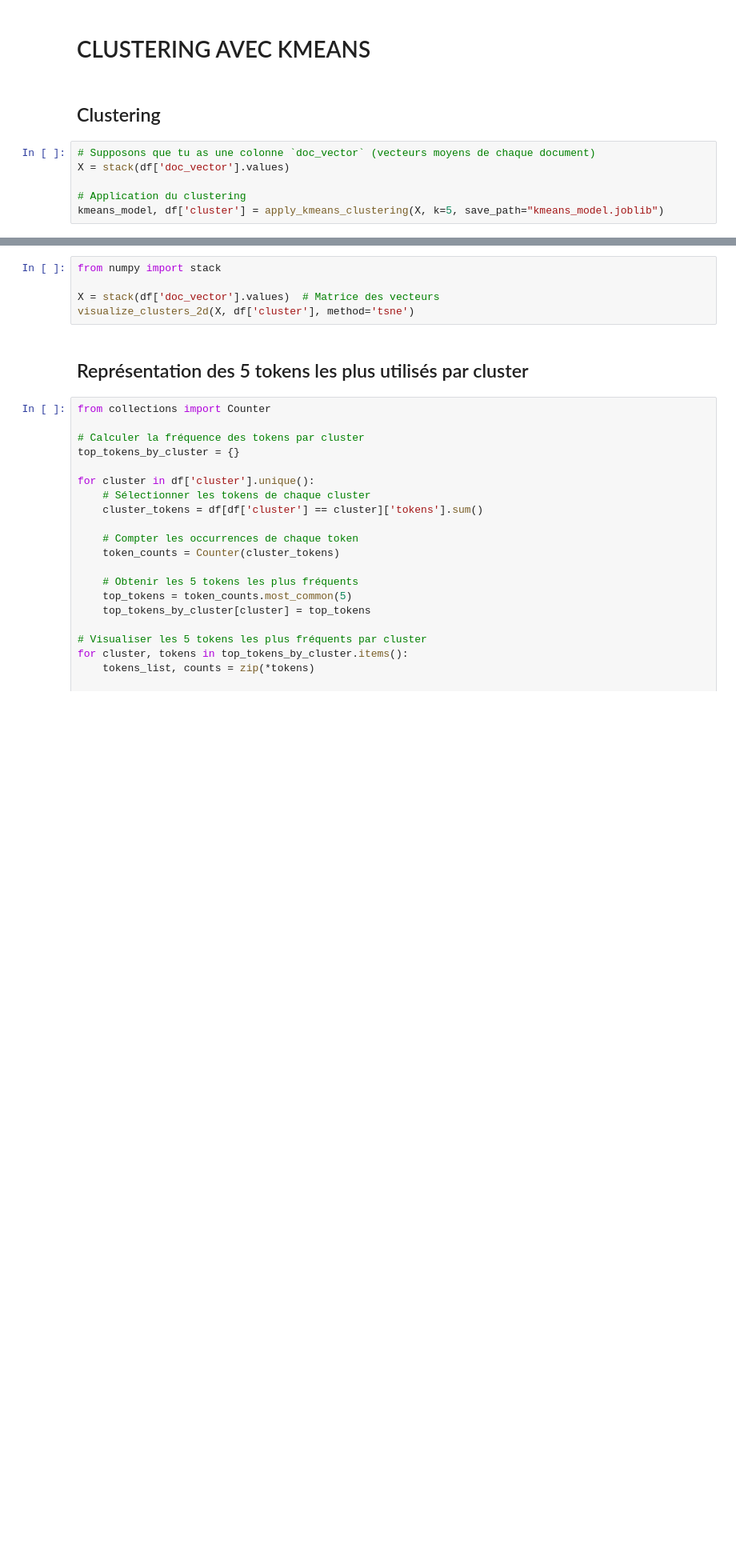
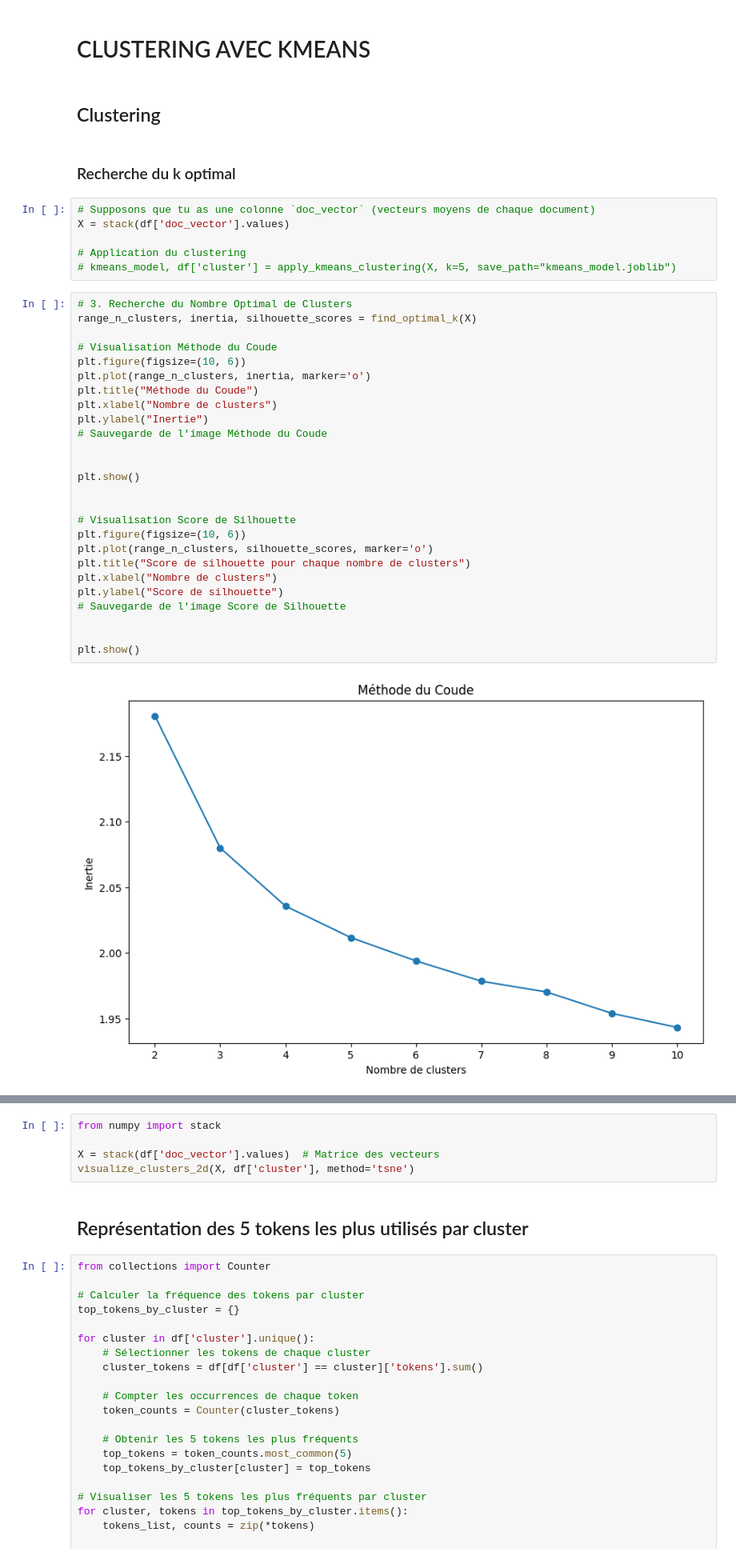
Before and after one commit to ValdesFeudjio/customer-feedback-analyzer, a Jupyter notebook: src/data_exploration.ipynb, the cells around one changed output, grey strips where cells are left out. Shown at 80% size. Saved outputs shown, nothing was run; the diff lists cells and outputs as text; blank space fills up the shorter version.

```diff
--- a/src/data_exploration.ipynb
+++ b/src/data_exploration.ipynb
@@ -478,9 +480,39 @@ df['doc_vector'] = df['vectors'].apply(lambda v: compute_mean_embedding(v, vecto
 # CLUSTERING AVEC KMEANS
 # %% [markdown]
 ## Clustering
+# %% [markdown]
+### Recherche du k optimal
 # %%
 # Supposons que tu as une colonne `doc_vector` (vecteurs moyens de chaque document)
 X = stack(df['doc_vector'].values)
 
 # Application du clustering
-kmeans_model, df['cluster'] = apply_kmeans_clustering(X, k=5, save_path="kmeans_model.joblib")
+# kmeans_model, df['cluster'] = apply_kmeans_clustering(X, k=5, save_path="kmeans_model.joblib")
+# %%
+# 3. Recherche du Nombre Optimal de Clusters
+range_n_clusters, inertia, silhouette_scores = find_optimal_k(X)
+
+# Visualisation Méthode du Coude
+plt.figure(figsize=(10, 6))
+plt.plot(range_n_clusters, inertia, marker='o')
+plt.title("Méthode du Coude")
+plt.xlabel("Nombre de clusters")
+plt.ylabel("Inertie")
+# Sauvegarde de l'image Méthode du Coude
+
+
+plt.show()
+
+
+# Visualisation Score de Silhouette
+plt.figure(figsize=(10, 6))
+plt.plot(range_n_clusters, silhouette_scores, marker='o')
+plt.title("Score de silhouette pour chaque nombre de clusters")
+plt.xlabel("Nombre de clusters")
+plt.ylabel("Score de silhouette")
+# Sauvegarde de l'image Score de Silhouette
+
+
+plt.show()
+# %% [output]
+[figure, added]
```
Also changed, not shown: parts of 10 cells of this notebook, 2 other files.
